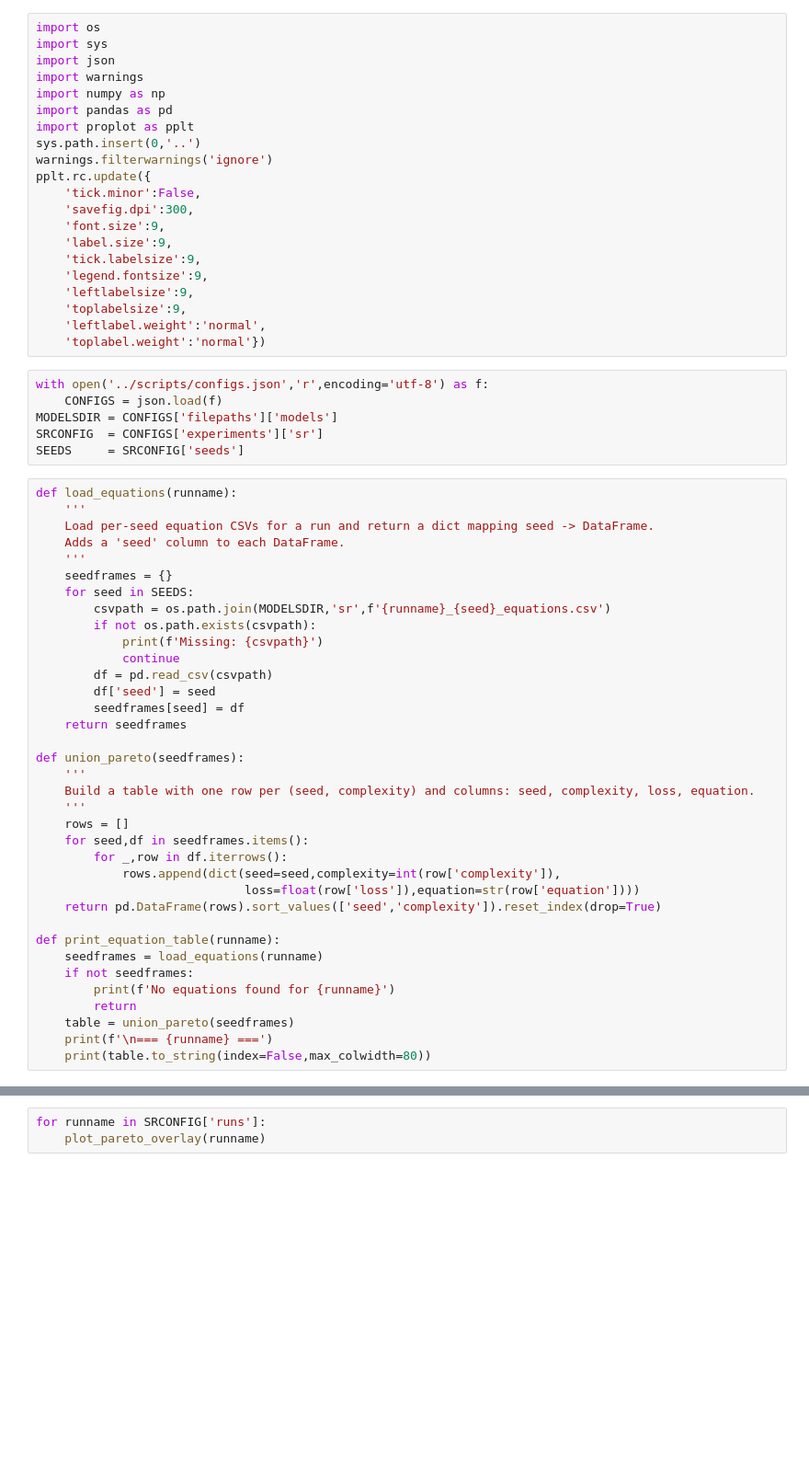
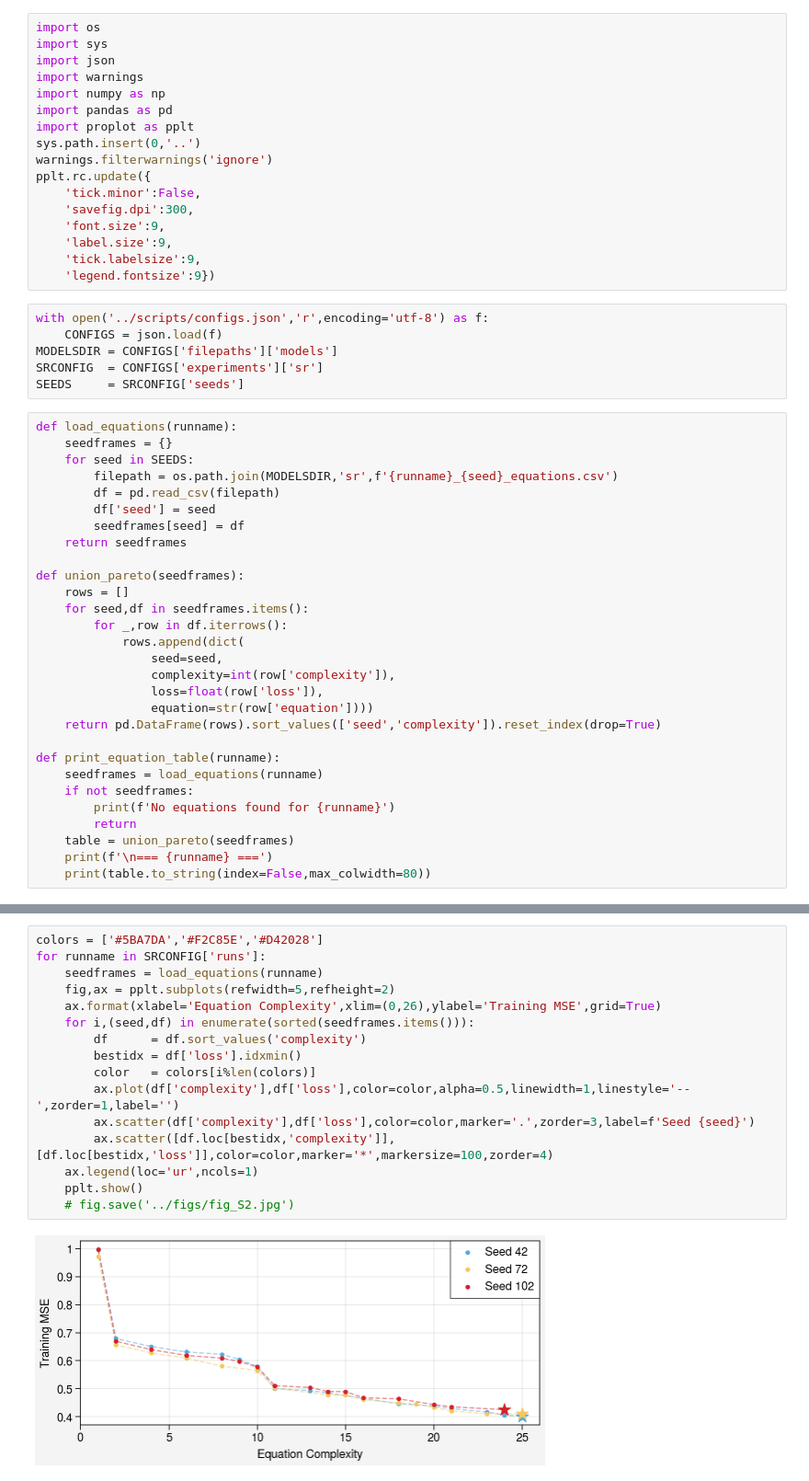
Before and after one commit to savannahferretti/monsoon-discovery, a Jupyter notebook: notebooks/equations.ipynb, the cells around one changed output, grey strips where cells are left out. Shown at 92% size. Drawn from its saved outputs; the diff is of its cells as text; blank space fills up the shorter version.

Commit message:
Plotting cleaning

```diff
--- a/notebooks/equations.ipynb
+++ b/notebooks/equations.ipynb
@@ -14,11 +14,7 @@ pplt.rc.update({
     'font.size':9,
     'label.size':9,
     'tick.labelsize':9,
-    'legend.fontsize':9,
-    'leftlabelsize':9,
-    'toplabelsize':9,
-    'leftlabel.weight':'normal',
-    'toplabel.weight':'normal'})
+    'legend.fontsize':9})
 # %%
 with open('../scripts/configs.json','r',encoding='utf-8') as f:
     CONFIGS = json.load(f)
@@ -27,30 +23,23 @@ SRCONFIG  = CONFIGS['experiments']['sr']
 SEEDS     = SRCONFIG['seeds']
 # %%
 def load_equations(runname):
-    '''
-    Load per-seed equation CSVs for a run and return a dict mapping seed -> DataFrame.
-    Adds a 'seed' column to each DataFrame.
-    '''
     seedframes = {}
     for seed in SEEDS:
-        csvpath = os.path.join(MODELSDIR,'sr',f'{runname}_{seed}_equations.csv')
-        if not os.path.exists(csvpath):
-            print(f'Missing: {csvpath}')
-            continue
-        df = pd.read_csv(csvpath)
+        filepath = os.path.join(MODELSDIR,'sr',f'{runname}_{seed}_equations.csv')
+        df = pd.read_csv(filepath)
         df['seed'] = seed
         seedframes[seed] = df
     return seedframes
 
 def union_pareto(seedframes):
-    '''
-    Build a table with one row per (seed, complexity) and columns: seed, complexity, loss, equation.
-    '''
     rows = []
     for seed,df in seedframes.items():
         for _,row in df.iterrows():
-            rows.append(dict(seed=seed,complexity=int(row['complexity']),
-                             loss=float(row['loss']),equation=str(row['equation'])))
+            rows.append(dict(
+                seed=seed,
+                complexity=int(row['complexity']),
+                loss=float(row['loss']),
+                equation=str(row['equation'])))
     return pd.DataFrame(rows).sort_values(['seed','complexity']).reset_index(drop=True)
 
 def print_equation_table(runname):
@@ -138,3 +74,18 @@ for runname in SRCONFIG['runs']:
 # %%
+colors = ['#5BA7DA','#F2C85E','#D42028']
 for runname in SRCONFIG['runs']:
-    plot_pareto_overlay(runname)
+    seedframes = load_equations(runname)
+    fig,ax = pplt.subplots(refwidth=5,refheight=2)
+    ax.format(xlabel='Equation Complexity',xlim=(0,26),ylabel='Training MSE',grid=True)
+    for i,(seed,df) in enumerate(sorted(seedframes.items())):
+        df      = df.sort_values('complexity')
+        bestidx = df['loss'].idxmin()
+        color   = colors[i%len(colors)]
+        ax.plot(df['complexity'],df['loss'],color=color,alpha=0.5,linewidth=1,linestyle='--',zorder=1,label='')
+        ax.scatter(df['complexity'],df['loss'],color=color,marker='.',zorder=3,label=f'Seed {seed}')
+        ax.scatter([df.loc[bestidx,'complexity']],[df.loc[bestidx,'loss']],color=color,marker='*',markersize=100,zorder=4)
+    ax.legend(loc='ur',ncols=1)
+    pplt.show()
+    # fig.save('../figs/fig_S2.jpg')
+# %% [output]
+[figure, added]
```
Also changed, not shown: parts of 4 cells of this notebook, 14 other files.
